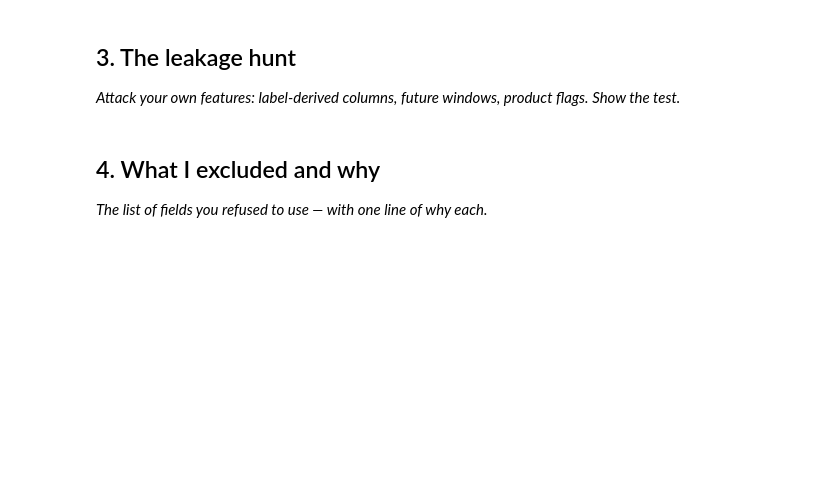
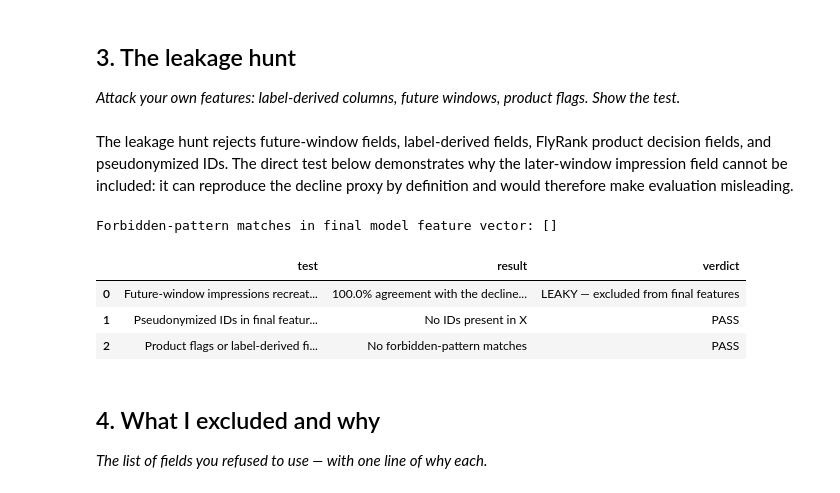
Before and after one commit to Ezgicode/FlyRAnk-AI, a Jupyter notebook: work/notebooks/w03_feature_leakage_check.ipynb, the cells around one changed output. Cells and saved outputs as stored; diff of their text form; code cells hidden in the pictures; blank space fills up the shorter version.

```diff
--- a/work/notebooks/w03_feature_leakage_check.ipynb
+++ b/work/notebooks/w03_feature_leakage_check.ipynb
@@ -30,3 +208,67 @@ This skeleton is yours to fill. Work the sections **in order** — each one has
+# %% [markdown]
+The leakage hunt rejects future-window fields, label-derived fields, FlyRank product decision fields, and pseudonymized IDs. The direct test below demonstrates why the later-window impression field cannot be included: it can reproduce the decline proxy by definition and would therefore make evaluation misleading.
+# %%
+forbidden_patterns = [
+    "next_",
+    "is_next_",
+    "trend_",
+    "label",
+    "target",
+    "health",
+    "priority",
+    "action",
+    "refresh",
+    "client_hash_id",
+    "content_hash_id",
+    "report_date",
+]
+
+violations = [
+    column
+    for column in X.columns
+    if any(pattern in column.lower() for pattern in forbidden_patterns)
+]
+
+print("Forbidden-pattern matches in final model feature vector:", violations)
+assert len(violations) == 0
+
+# Demonstration only: this is intentionally leaky and is NOT added to X.
+leaky_decline_rule = (
+    feature_frame["next_16d_impressions"]
+    <= 0.80 * feature_frame["prior_15d_impressions"]
+).astype(int)
+
+leaky_agreement = (leaky_decline_rule == y).mean()
+
+leakage_check = pd.DataFrame(
+    [
+        {
+            "test": "Future-window impressions recreate the label",
+            "result": f"{leaky_agreement:.1%} agreement with the decline proxy",
+            "verdict": "LEAKY — excluded from final features",
+        },
+        {
+            "test": "Pseudonymized IDs in final feature vector",
+            "result": "No IDs present in X",
+            "verdict": "PASS",
+        },
+        {
+            "test": "Product flags or label-derived fields in X",
+            "result": "No forbidden-pattern matches",
+            "verdict": "PASS",
+        },
+    ]
+)
+
+display(leakage_check)
+
+assert leaky_agreement == 1.0
+# %% [output]
+Forbidden-pattern matches in final model feature vector: []
+|  | test | result | verdict |
+| 0 | Future-window impressions recreat... | 100.0% agreement with the decline... | LEAKY — excluded from final features |
+| 1 | Pseudonymized IDs in final featur... | No IDs present in X | PASS |
+| 2 | Product flags or label-derived fi... | No forbidden-pattern matches | PASS |
 # %% [markdown]
 ## 4. What I excluded and why
 
```
Also changed, not shown: parts of 12 cells of this notebook.
